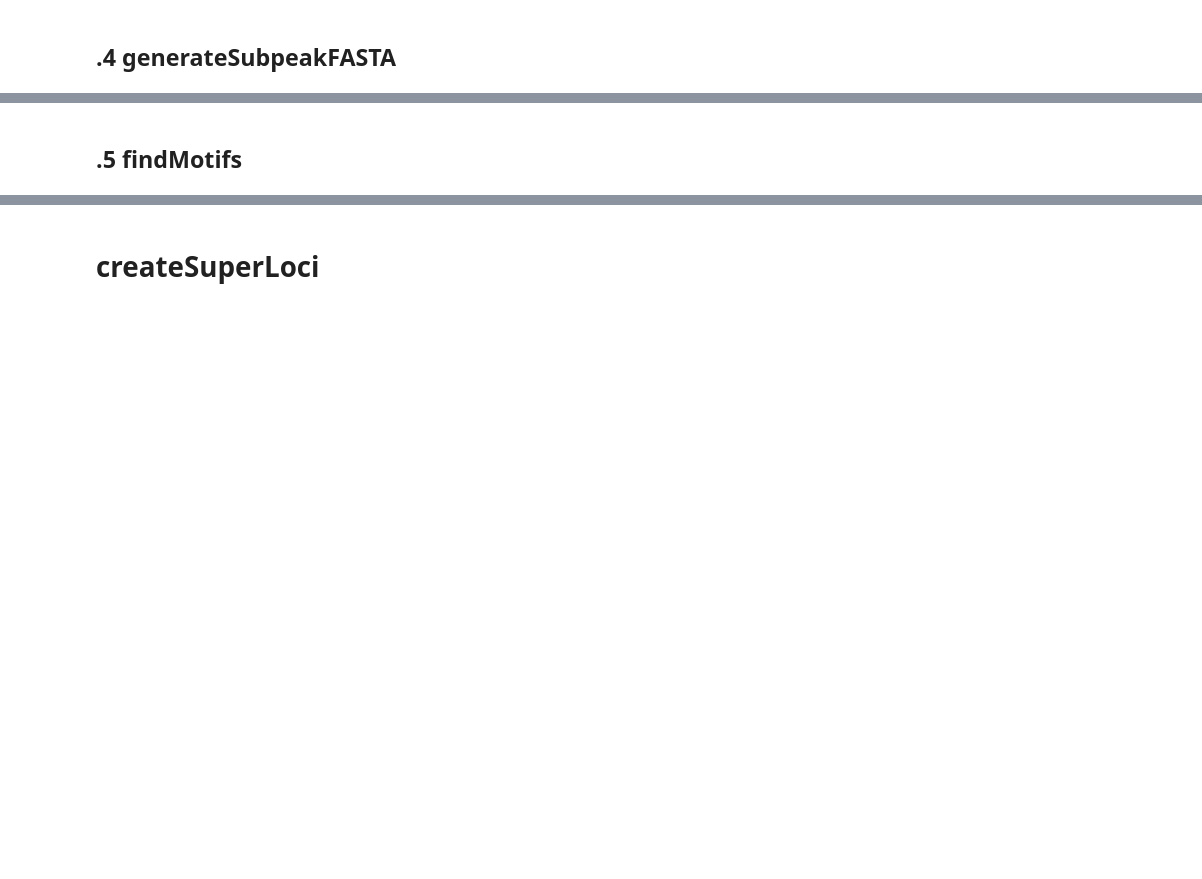
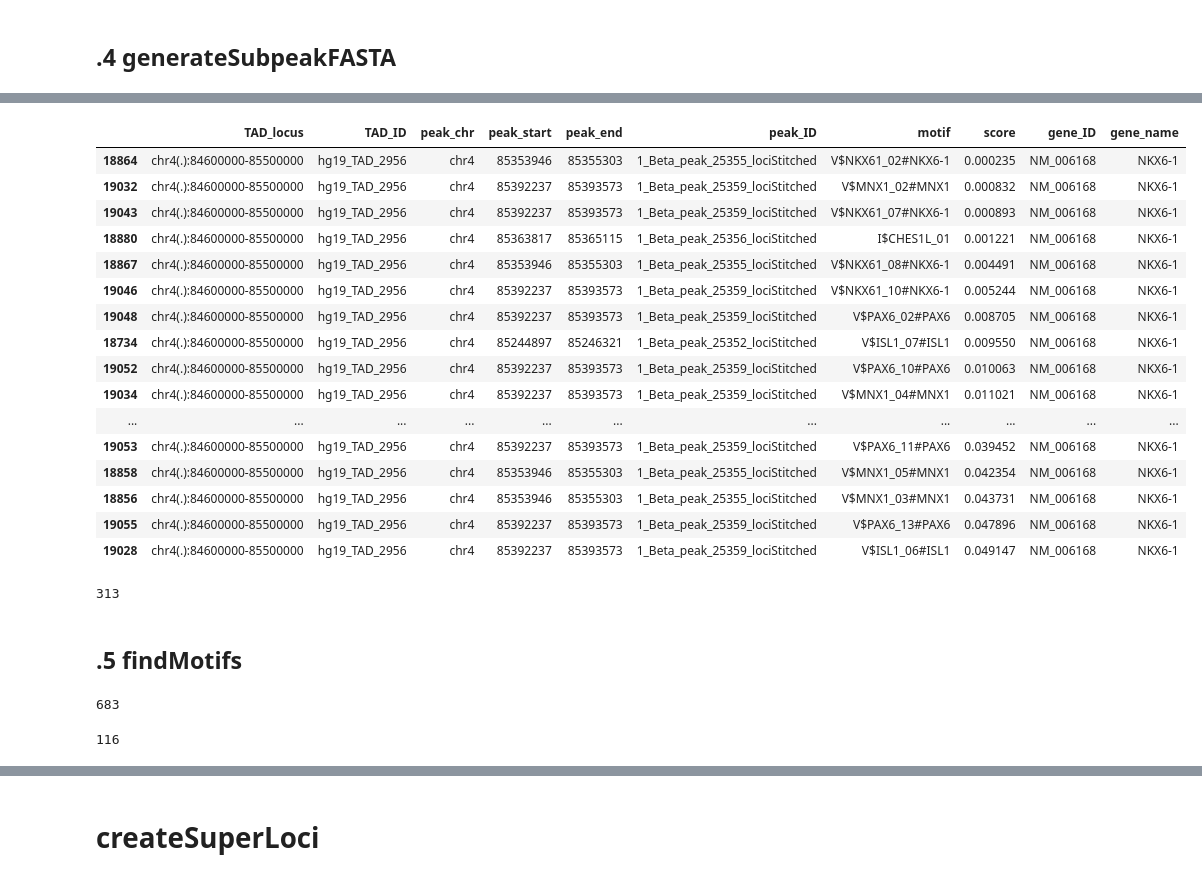
Before and after one commit to jieyi97/CRC-Construction, a Jupyter notebook: python_scripts.ipynb, the cells around one changed output, grey strips where cells are left out. Saved outputs shown, nothing was run; the diff lists cells and outputs as text; code cells hidden in the pictures; blank space fills up the shorter version.

```diff
--- a/python_scripts.ipynb
+++ b/python_scripts.ipynb
@@ -836,0 +1533,13 @@ subpeakBED, subpeakDict = generateSubpeakFASTA(c, subpeaks, genomeDirectory, mot
+# %%
+# make bed file
+subpeakDict = {}
+subpeakBED = [['track name=' + projectName + ' color=204,0,204'],
+              ['TAD_locus', 'TAD_ID',
+               'peak_chr', 'peak_start', 'peak_end', 'peak_ID',
+               'gene_ID', 'gene_name']]
+# 'TAD_chr', 'TAD_start', 'TAD_end', 'TAD_ID',
+extendedSubpeakDict = {}
+extendedSubpeakBED = [['track name=' + projectName + ' color=204,0,204'],
+                      ['TAD_locus', 'TAD_ID',
+                       'extended_peak_chr', 'extended_peak_start', 'extended_peak_end', 'extended_peak_ID',
+                       'gene_ID', 'gene_name']]
@@ -836,0 +1632,5 @@ subpeakBED, subpeakDict = generateSubpeakFASTA(c, subpeaks, genomeDirectory, mot
+# %%
+extendedSubpeakDF = pd.DataFrame(extendedSubpeakBED[2:], columns=subpeakBED[1])
+extendedSubpeakDF['gene_ID'] = extendedSubpeakDF['gene_ID'].apply(lambda x: ','.join(x))
+extendedSubpeakDF['gene_name'] = extendedSubpeakDF['gene_name'].apply(lambda x: ','.join(x))
+extendedSubpeakDF.head(5)
@@ -836,0 +1805,8 @@ subpeakBED, subpeakDict = generateSubpeakFASTA(c, subpeaks, genomeDirectory, mot
+# %%
+testResultsFile = './TRAP/Beta_extended_subpeaks_subset.bed'
+testResults = parseTable(testResultsFile, '\t')
+testResults.pop(0)
+
+testResultsDF = pd.DataFrame(testResults, columns=['peak_chr', 'peak_start', 'peak_end', 'motif', 'score'])
+testResultsDF = testResultsDF.astype({'peak_start': int, 'peak_end': int, 'score': float})
+testResultsDF.head(5)
@@ -836,0 +1820,5 @@ subpeakBED, subpeakDict = generateSubpeakFASTA(c, subpeaks, genomeDirectory, mot
+# %%
+df = pd.merge(testResultsDF, extendedSubpeakDF, how='left', on=['peak_chr', 'peak_end'], suffixes=['_trap', ''])
+df = df[['TAD_locus', 'TAD_ID', 'peak_chr', 'peak_start', 'peak_end', 'peak_ID', 'motif', 'score', 'gene_ID', 'gene_name']]
+df.head(5)
+df.to_csv('./TRAP/Results_Beta_extended_subpeaks_sumTable.txt', header=True, index=False, sep='\t')
@@ -836,0 +1846,20 @@ subpeakBED, subpeakDict = generateSubpeakFASTA(c, subpeaks, genomeDirectory, mot
+# %%
+df[(df['TAD_ID'].str.contains('hg19_TAD_2956')) & (df.score <= 0.05)].sort_values(by='score')
+# %% [output]
+|  | TAD_locus | TAD_ID | peak_chr | peak_start | peak_end | peak_ID | motif | score | gene_ID | gene_name |
+| 18864 | chr4(.):84600000-85500000 | hg19_TAD_2956 | chr4 | 85353946 | 85355303 | 1_Beta_peak_25355_lociStitched | V$NKX61_02#NKX6-1 | 0.000235 | NM_006168 | NKX6-1 |
+| 19032 | chr4(.):84600000-85500000 | hg19_TAD_2956 | chr4 | 85392237 | 85393573 | 1_Beta_peak_25359_lociStitched | V$MNX1_02#MNX1 | 0.000832 | NM_006168 | NKX6-1 |
+| 19043 | chr4(.):84600000-85500000 | hg19_TAD_2956 | chr4 | 85392237 | 85393573 | 1_Beta_peak_25359_lociStitched | V$NKX61_07#NKX6-1 | 0.000893 | NM_006168 | NKX6-1 |
+| 18880 | chr4(.):84600000-85500000 | hg19_TAD_2956 | chr4 | 85363817 | 85365115 | 1_Beta_peak_25356_lociStitched | I$CHES1L_01 | 0.001221 | NM_006168 | NKX6-1 |
+| 18867 | chr4(.):84600000-85500000 | hg19_TAD_2956 | chr4 | 85353946 | 85355303 | 1_Beta_peak_25355_lociStitched | V$NKX61_08#NKX6-1 | 0.004491 | NM_006168 | NKX6-1 |
+| 19046 | chr4(.):84600000-85500000 | hg19_TAD_2956 | chr4 | 85392237 | 85393573 | 1_Beta_peak_25359_lociStitched | V$NKX61_10#NKX6-1 | 0.005244 | NM_006168 | NKX6-1 |
+| 19048 | chr4(.):84600000-85500000 | hg19_TAD_2956 | chr4 | 85392237 | 85393573 | 1_Beta_peak_25359_lociStitched | V$PAX6_02#PAX6 | 0.008705 | NM_006168 | NKX6-1 |
+| 18734 | chr4(.):84600000-85500000 | hg19_TAD_2956 | chr4 | 85244897 | 85246321 | 1_Beta_peak_25352_lociStitched | V$ISL1_07#ISL1 | 0.009550 | NM_006168 | NKX6-1 |
+| 19052 | chr4(.):84600000-85500000 | hg19_TAD_2956 | chr4 | 85392237 | 85393573 | 1_Beta_peak_25359_lociStitched | V$PAX6_10#PAX6 | 0.010063 | NM_006168 | NKX6-1 |
+| 19034 | chr4(.):84600000-85500000 | hg19_TAD_2956 | chr4 | 85392237 | 85393573 | 1_Beta_peak_25359_lociStitched | V$MNX1_04#MNX1 | 0.011021 | NM_006168 | NKX6-1 |
+| ... | ... | ... | ... | ... | ... | ... | ... | ... | ... | ... |
+| 19053 | chr4(.):84600000-85500000 | hg19_TAD_2956 | chr4 | 85392237 | 85393573 | 1_Beta_peak_25359_lociStitched | V$PAX6_11#PAX6 | 0.039452 | NM_006168 | NKX6-1 |
+| 18858 | chr4(.):84600000-85500000 | hg19_TAD_2956 | chr4 | 85353946 | 85355303 | 1_Beta_peak_25355_lociStitched | V$MNX1_05#MNX1 | 0.042354 | NM_006168 | NKX6-1 |
+| 18856 | chr4(.):84600000-85500000 | hg19_TAD_2956 | chr4 | 85353946 | 85355303 | 1_Beta_peak_25355_lociStitched | V$MNX1_03#MNX1 | 0.043731 | NM_006168 | NKX6-1 |
+| 19055 | chr4(.):84600000-85500000 | hg19_TAD_2956 | chr4 | 85392237 | 85393573 | 1_Beta_peak_25359_lociStitched | V$PAX6_13#PAX6 | 0.047896 | NM_006168 | NKX6-1 |
+| 19028 | chr4(.):84600000-85500000 | hg19_TAD_2956 | chr4 | 85392237 | 85393573 | 1_Beta_peak_25359_lociStitched | V$ISL1_06#ISL1 | 0.049147 | NM_006168 | NKX6-1 |
@@ -837,10 +1868,28 @@ subpeakBED, subpeakDict = generateSubpeakFASTA(c, subpeaks, genomeDirectory, mot
+# %%
+326-13
+# %% [output]
+313
 # %% [markdown]
 ## .5 findMotifs
 # %%
+# nonono
+'''
 candidateGenes = []
-for line in b:
+for line in tadAssignmentGene:
     candidateGenes += line[3]
 candidateGenes = uniquify(candidateGenes)
+len(candidateGenes)
+'''
+# %% [output]
+683
+# %%
+candidateGenes = []
+for gene in subpeakDict.keys():
+    candidateGenes.append(refseqToNameDict[gene])
+candidateGenes = uniquify(candidateGenes)
+print(len(candidateGenes))
+# %% [output]
+116
 # %%
 def findMotifs(candidateGenes, projectFolder, projectName, motifConvertFile, motifDatabaseFile):
     motifDatabase = parseTable(motifConvertFile, '\t')
```
Also changed, not shown: parts of 113 cells of this notebook, 5 other files.
